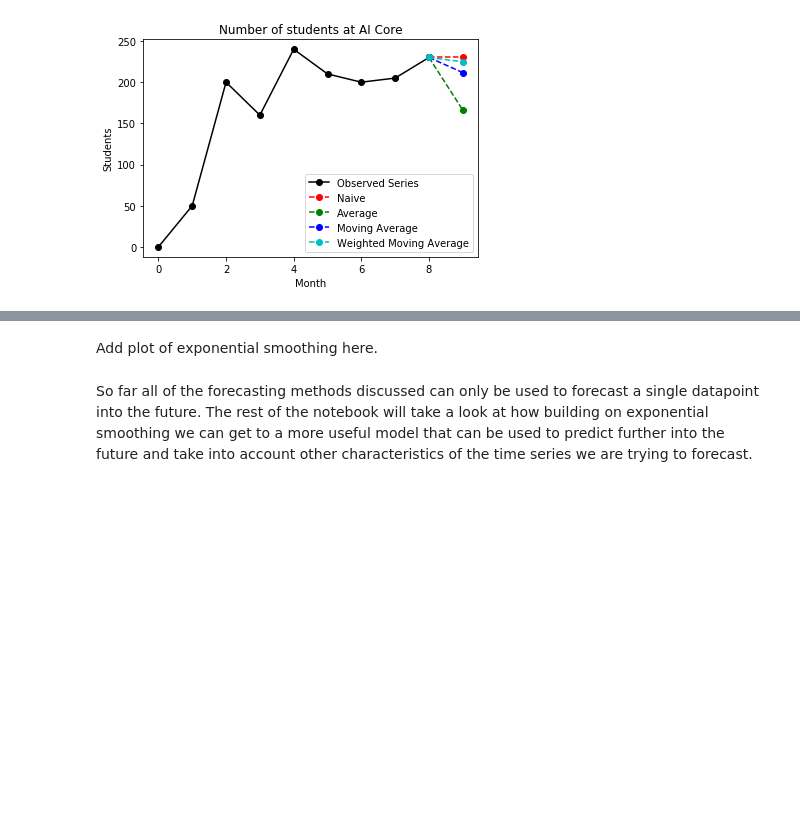
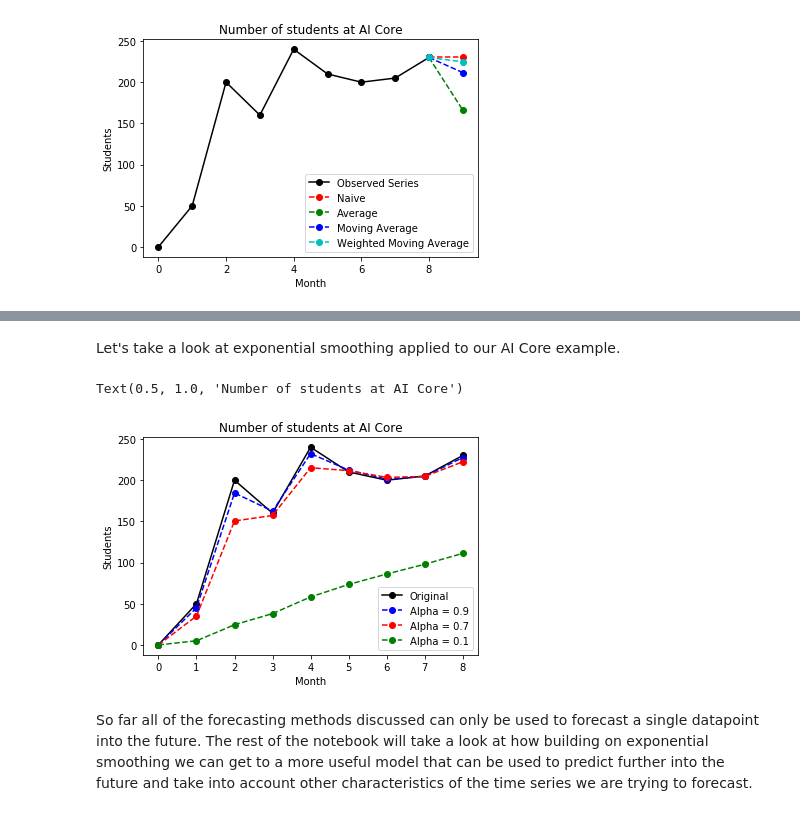
Before and after one commit to stefan262/Practical-ML-DS, a Jupyter notebook: Chapter 2. Python for Data Scientists/Module 7. Other ML Problems/Time Series/2. Holt-Winters Method for Time Series Forecasting.ipynb, the cells around one changed output, grey strips where cells are left out. Drawn from its saved outputs; the diff is of its cells as text; code cells hidden in the pictures; blank space fills up the shorter version.

Commit message:
added exponential smoothing plot

```diff
--- a/Chapter 2. Python for Data Scientists/Module 7. Other ML Problems/Time Series/2. Holt-Winters Method for Time Series Forecasting.ipynb
+++ b/Chapter 2. Python for Data Scientists/Module 7. Other ML Problems/Time Series/2. Holt-Winters Method for Time Series Forecasting.ipynb
@@ -226,8 +227,25 @@ def exponential_smoothing(series, alpha):
     for n in range(1, len(series)):
         result.append(alpha * series[n] + (1 - alpha) * result[n-1])
     return result
-# %% [markdown]
-Add plot of exponential smoothing here.
+# %% [markdown]
+Let's take a look at exponential smoothing applied to our AI Core example.
+# %%
+example1 = exponential_smoothing(aicore_series,0.9)
+example2 = exponential_smoothing(aicore_series,0.7)
+example3 = exponential_smoothing(aicore_series,0.1)
+#Plot observed series
+plt.plot(aicore_series,'ko-', label='Original')
+plt.plot(example1, 'bo--', label='Alpha = 0.9')
+plt.plot(example2, 'ro--', label='Alpha = 0.7')
+plt.plot(example3, 'go--', label='Alpha = 0.1')
+plt.legend()
+plt.xlabel('Month')
+plt.ylabel('Students')
+plt.title('Number of students at AI Core')
+#plt.plot(example1, 'bo--', label='Alpha = 0.9')
+# %% [output]
+Text(0.5, 1.0, 'Number of students at AI Core')
+[figure, added]
 # %% [markdown]
 So far all of the forecasting methods discussed can only be used to forecast a single datapoint into the future. The rest of the notebook will take a look at how building on exponential smoothing we can get to a more useful model that can be used to predict further into the future and take into account other characteristics of the time series we are trying to forecast.
 # %% [markdown]
```
Also changed, not shown: parts of 4 cells of this notebook.
